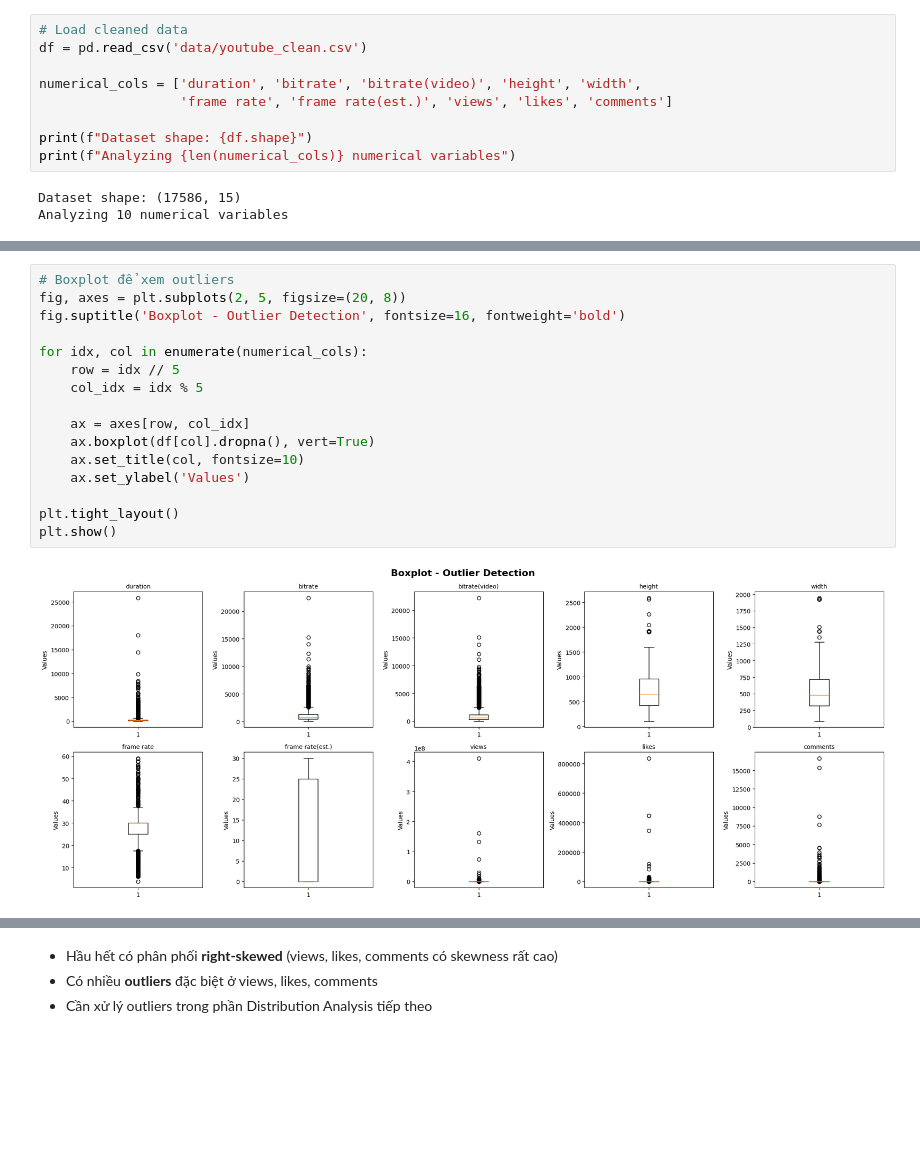
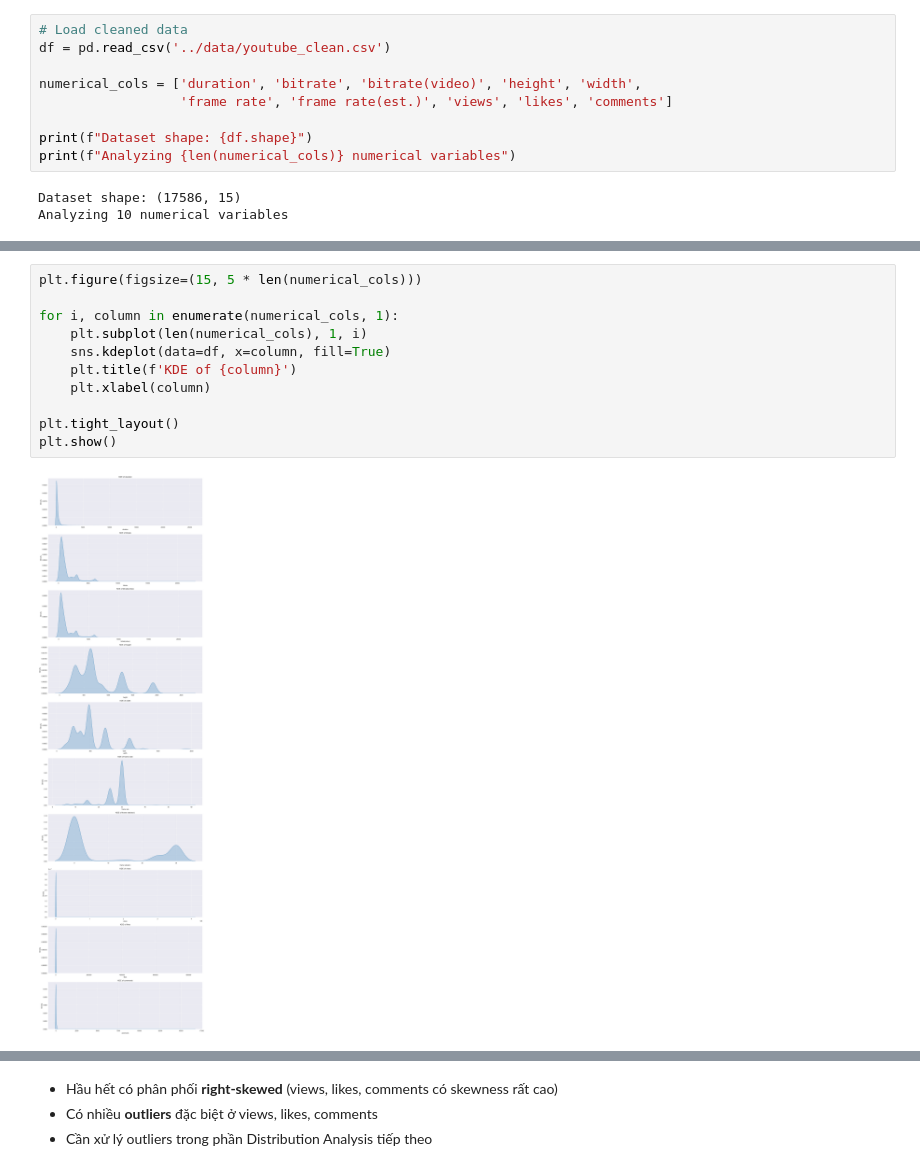
Before and after one commit to DangVanVy23521825/PTDLTQ-IE313, a Jupyter notebook: notebooks/2.1.eda_shape.ipynb, the cells around one changed output, grey strips where cells are left out. Saved outputs shown, nothing was run; the diff lists cells and outputs as text; blank space fills up the shorter version.

```diff
--- a/notebooks/2.1.eda_shape.ipynb
+++ b/notebooks/2.1.eda_shape.ipynb
@@ -10,7 +10,7 @@ import seaborn as sns
 from scipy import stats
 # %%
 # Load cleaned data
-df = pd.read_csv('data/youtube_clean.csv')
+df = pd.read_csv('../data/youtube_clean.csv')
 
 numerical_cols = ['duration', 'bitrate', 'bitrate(video)', 'height', 'width',
                   'frame rate', 'frame rate(est.)', 'views', 'likes', 'comments']
@@ -95,18 +23,13 @@ plt.show()
 # %%
-# Boxplot để xem outliers
-fig, axes = plt.subplots(2, 5, figsize=(20, 8))
-fig.suptitle('Boxplot - Outlier Detection', fontsize=16, fontweight='bold')
+plt.figure(figsize=(15, 5 * len(numerical_cols)))
 
-for idx, col in enumerate(numerical_cols):
-    row = idx // 5
-    col_idx = idx % 5
-
-    ax = axes[row, col_idx]
-    ax.boxplot(df[col].dropna(), vert=True)
-    ax.set_title(col, fontsize=10)
-    ax.set_ylabel('Values')
+for i, column in enumerate(numerical_cols, 1):
+    plt.subplot(len(numerical_cols), 1, i)
+    sns.kdeplot(data=df, x=column, fill=True)
+    plt.title(f'KDE of {column}')
+    plt.xlabel(column)
 
 plt.tight_layout()
 plt.show()
 # %% [output]
-[figure, old version]
+[figure, new version]
```
Also changed, not shown: parts of 7 cells of this notebook, 4 other files.
